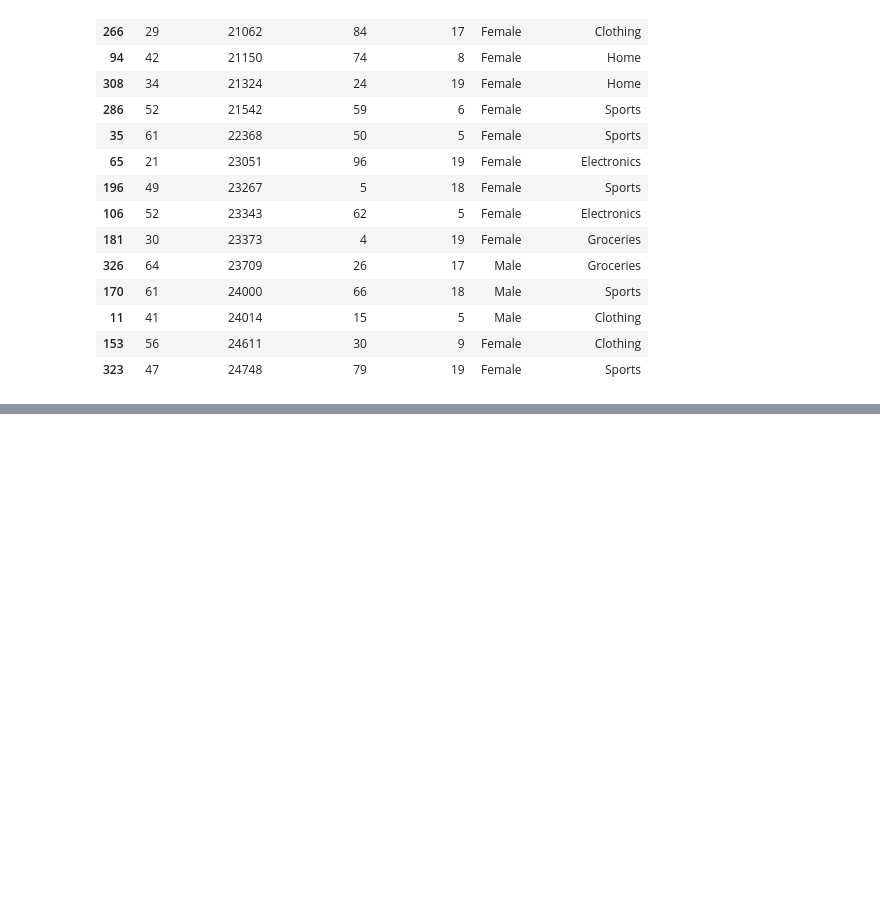
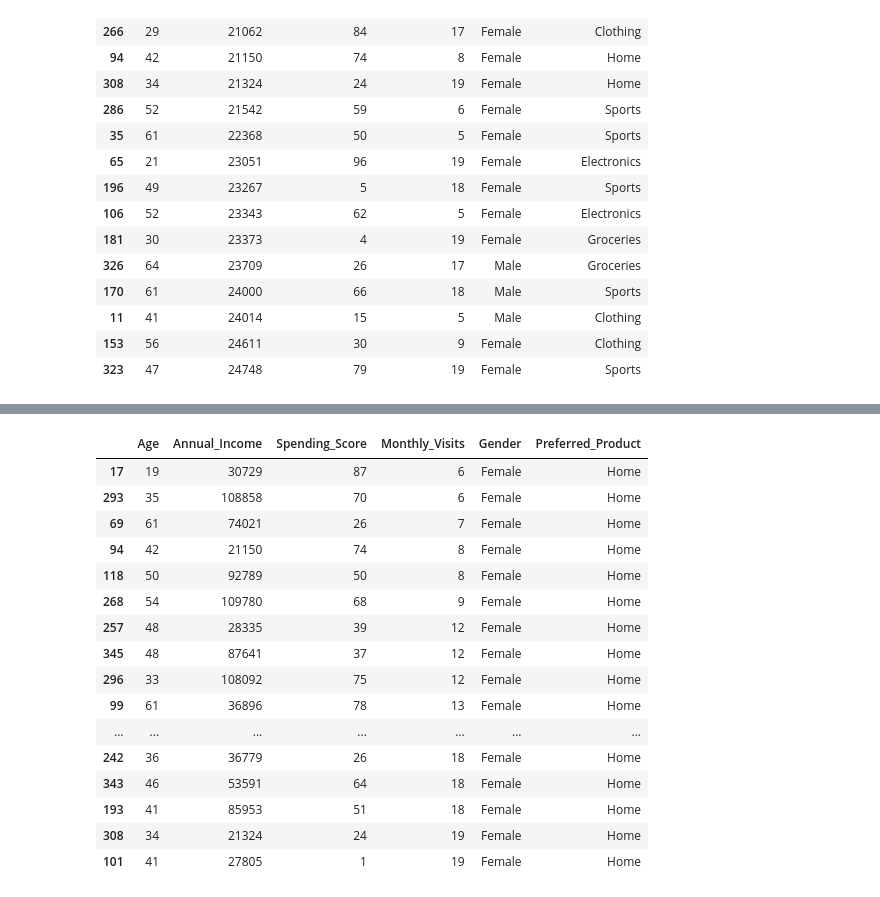
Before and after one commit to GustavMartinez/pandas_specialization, a Jupyter notebook: 03_project_01/EDA_customer_segmentation.ipynb, the cells around one changed output, grey strips where cells are left out. Saved outputs shown, nothing was run; the diff lists cells and outputs as text; code cells hidden in the pictures; blank space fills up the shorter version.

```diff
--- a/03_project_01/EDA_customer_segmentation.ipynb
+++ b/03_project_01/EDA_customer_segmentation.ipynb
@@ -165,0 +181,24 @@ dataset[dataset['Annual_Income']<25000].sort_values("Annual_Income", ascending=T
+# %%
+home = dataset["Preferred_Product"] == "Home"
+visits = dataset["Monthly_Visits"] > 5
+fem = dataset["Gender"] == "Female"
+
+dataset[(home)&(visits)&(fem)].sort_values(["Monthly_Visits", "Annual_Income"])
+# %% [output]
+|  | Age | Annual_Income | Spending_Score | Monthly_Visits | Gender | Preferred_Product |
+| 17 | 19 | 30729 | 87 | 6 | Female | Home |
+| 293 | 35 | 108858 | 70 | 6 | Female | Home |
+| 69 | 61 | 74021 | 26 | 7 | Female | Home |
+| 94 | 42 | 21150 | 74 | 8 | Female | Home |
+| 118 | 50 | 92789 | 50 | 8 | Female | Home |
+| 268 | 54 | 109780 | 68 | 9 | Female | Home |
+| 257 | 48 | 28335 | 39 | 12 | Female | Home |
+| 345 | 48 | 87641 | 37 | 12 | Female | Home |
+| 296 | 33 | 108092 | 75 | 12 | Female | Home |
+| 99 | 61 | 36896 | 78 | 13 | Female | Home |
+| ... | ... | ... | ... | ... | ... | ... |
+| 242 | 36 | 36779 | 26 | 18 | Female | Home |
+| 343 | 46 | 53591 | 64 | 18 | Female | Home |
+| 193 | 41 | 85953 | 51 | 18 | Female | Home |
+| 308 | 34 | 21324 | 24 | 19 | Female | Home |
+| 101 | 41 | 27805 | 1 | 19 | Female | Home |
```
Also changed, not shown: parts of 3 cells of this notebook.
